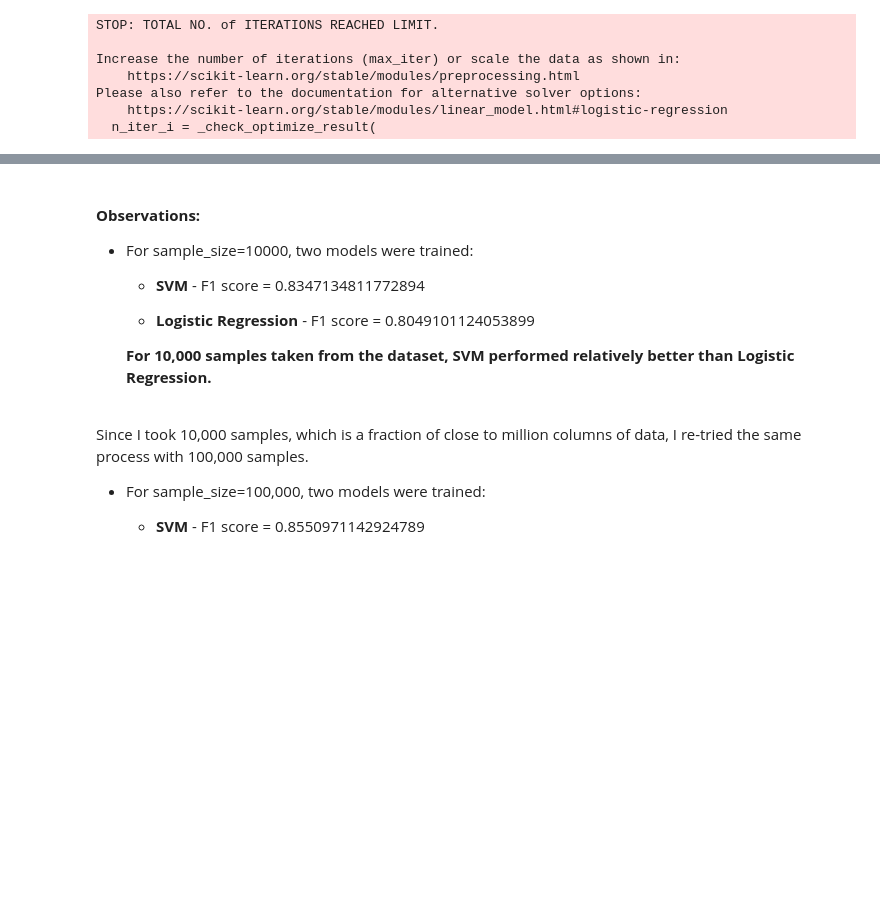
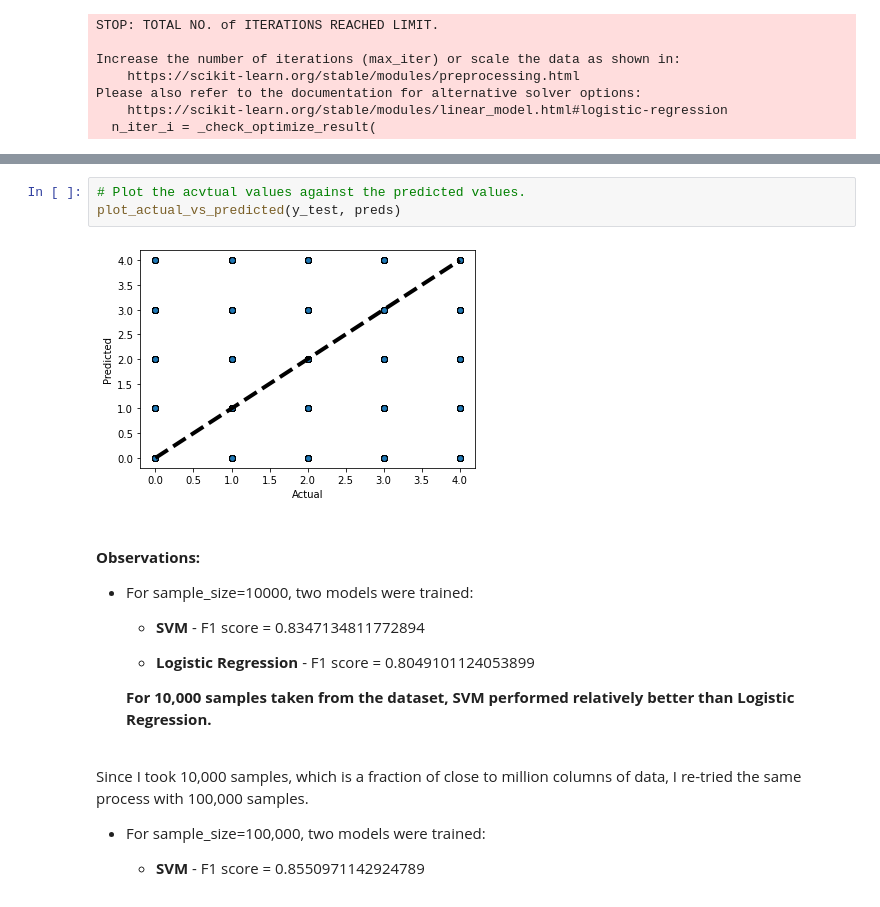
Before and after one commit to tuba-ahmed/complaint-analysis, a Jupyter notebook: code/app/04_SVM_and_Linear_regression_model_Anshul_Shandilya.ipynb, the cells around one changed output, grey strips where cells are left out. Saved outputs shown, nothing was run; the diff lists cells and outputs as text; blank space fills up the shorter version.

```diff
--- a/code/app/04_SVM_and_Linear_regression_model_Anshul_Shandilya.ipynb
+++ b/code/app/04_SVM_and_Linear_regression_model_Anshul_Shandilya.ipynb
@@ -297,3 +337,8 @@ F1 score:  0.854402883400011
+# %%
+# Plot the acvtual values against the predicted values.
+plot_actual_vs_predicted(y_test, preds)
+# %% [output]
+[figure, added]
 # %% [markdown]
 #### **Observations:**
 
```
Also changed, not shown: parts of 21 cells of this notebook, 1 other file.
